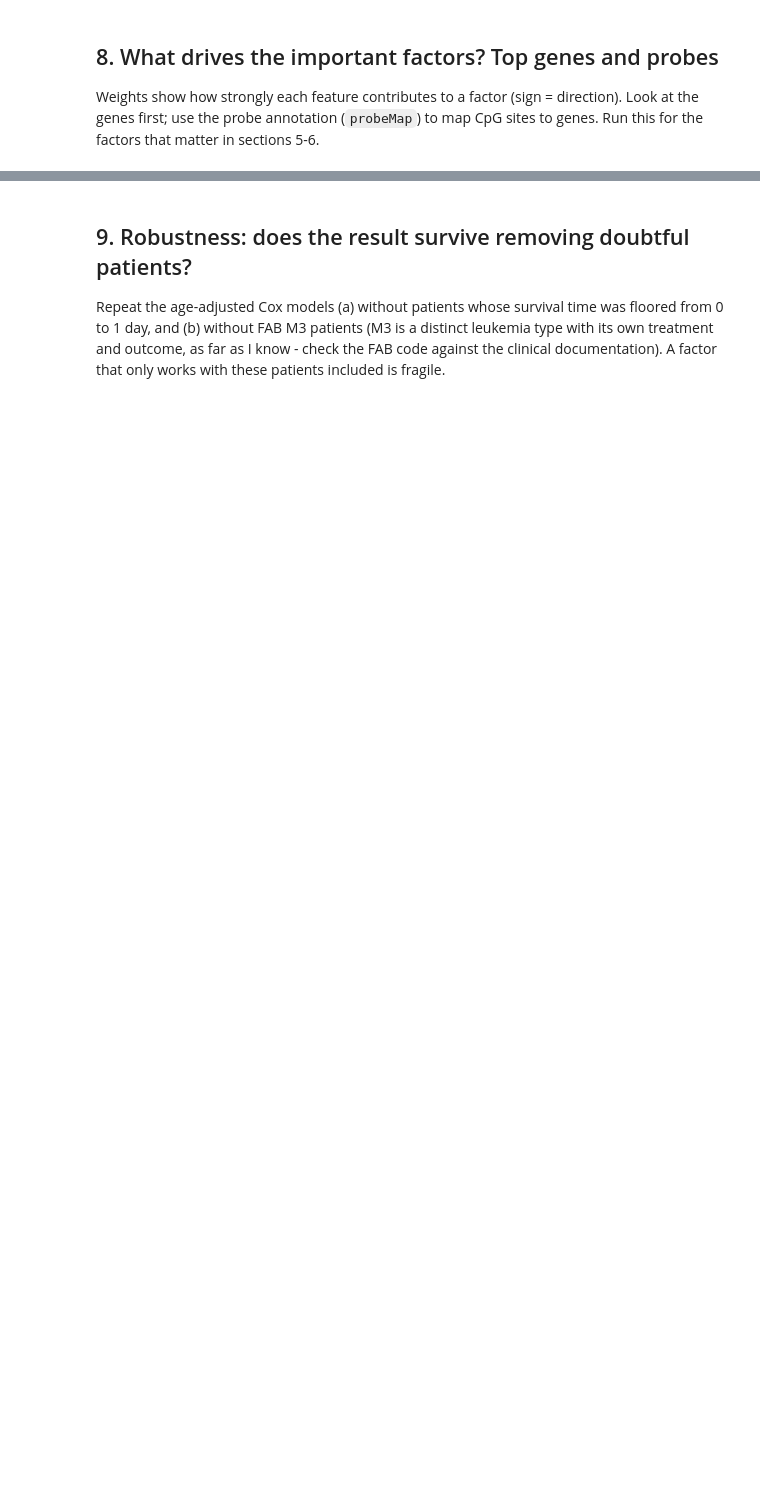
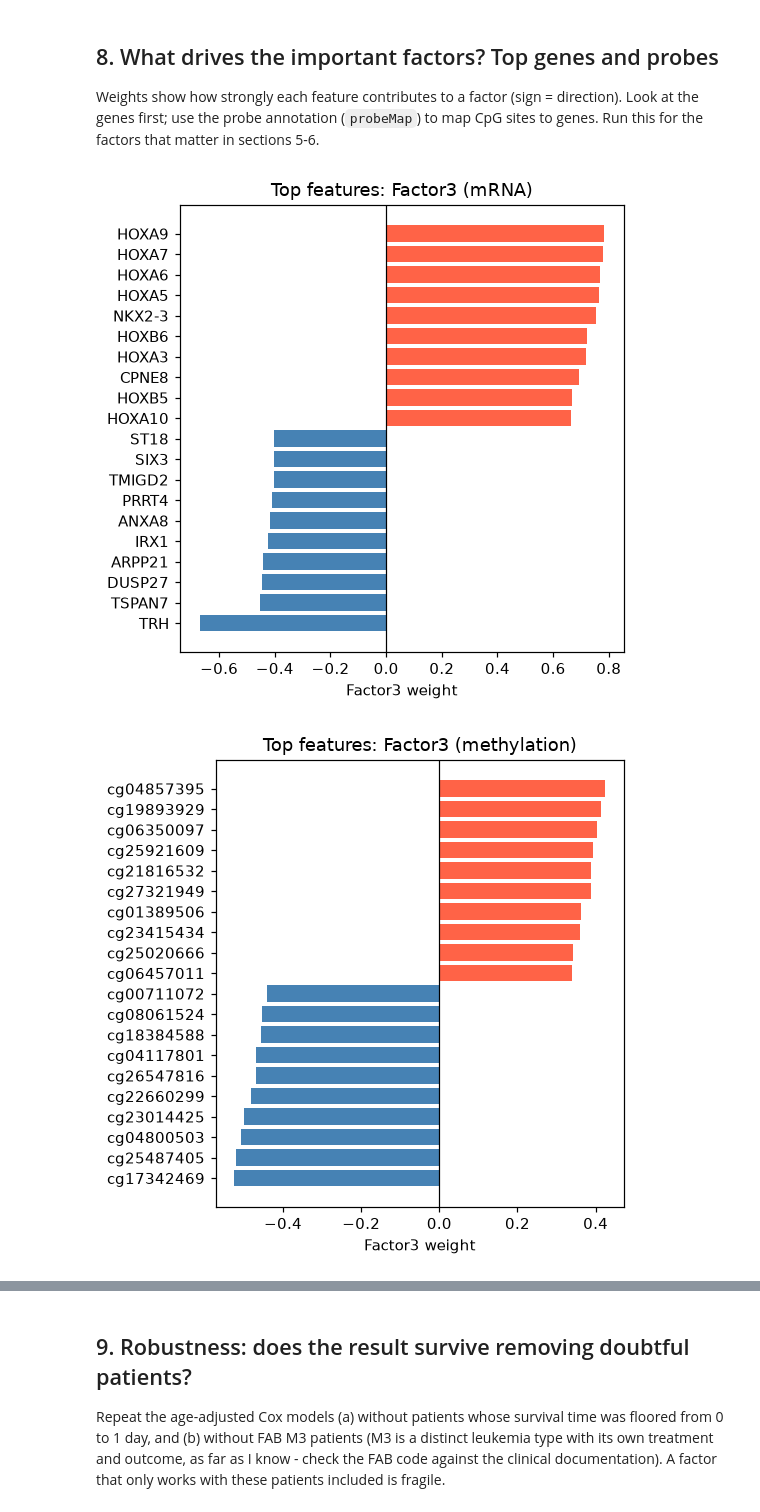
Before and after one commit to MohamedEhabElessawy/laml-multiomics, a Jupyter notebook: notebooks/02_mofa.ipynb, the cells around one changed output, grey strips where cells are left out. Cells and saved outputs as stored; diff of their text form; code cells hidden in the pictures; blank space fills up the shorter version.

```diff
--- a/notebooks/02_mofa.ipynb
+++ b/notebooks/02_mofa.ipynb
@@ -244,25 +338,28 @@ annotation (`probeMap`) to map CpG sites to genes. Run this for the factors that
 # %%
 def top_features(factor, view, n=10):
     w = model.get_weights(views=view, factors=factor, df=True)[factor]
     return pd.concat([w.nlargest(n), w.nsmallest(n)]).sort_values()
 
 def plot_top(factor, view, n=10):
     t = top_features(factor, view, n)
     plt.figure(figsize=(5, 5))
     plt.barh(t.index, t.values, color=["tomato" if v > 0 else "steelblue" for v in t.values])
     plt.axvline(0, color="black", lw=0.8)
     plt.xlabel(f"{factor} weight"); plt.title(f"Top features: {factor} ({view})")
     plt.tight_layout(); plt.show()
 
 FACTOR_TO_READ = top[0]                       # change to any factor name, e.g. "Factor3"
-plot_top(FACTOR_TO_READ, "mrna")
+plot_top(FACTOR_TO_READ, "mRNA")
 plot_top(FACTOR_TO_READ, "methylation")
 
-# save the top 25 of each sign, per view, for the factors in the survival table
+#save the top 25 of each sign, per view, for the factors in the survival table
 out = []
 for f in keep:
-    for view in ("mrna", "methylation"):
+    for view in ("mRNA", "methylation"):
         w = model.get_weights(views=view, factors=f, df=True)[f]
         for feat, val in pd.concat([w.nlargest(25), w.nsmallest(25)]).items():
             out.append({"factor": f, "view": view, "feature": feat, "weight": val})
 pd.DataFrame(out).to_csv(TABLES + "mofa_top_features.csv", index=False)
+# %% [output]
+[figure, added]
+[figure, added]
```
Also changed, not shown: parts of 12 cells of this notebook.
